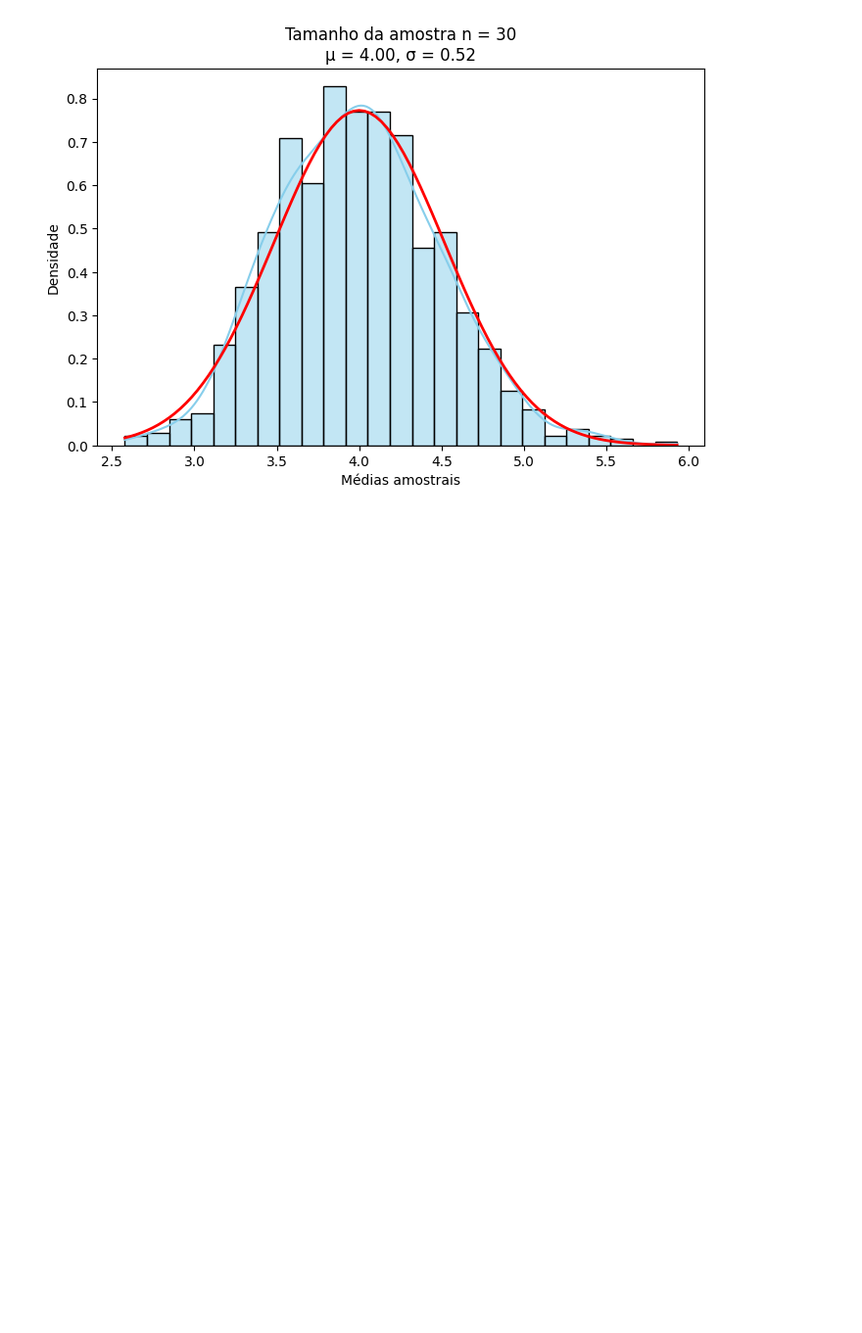
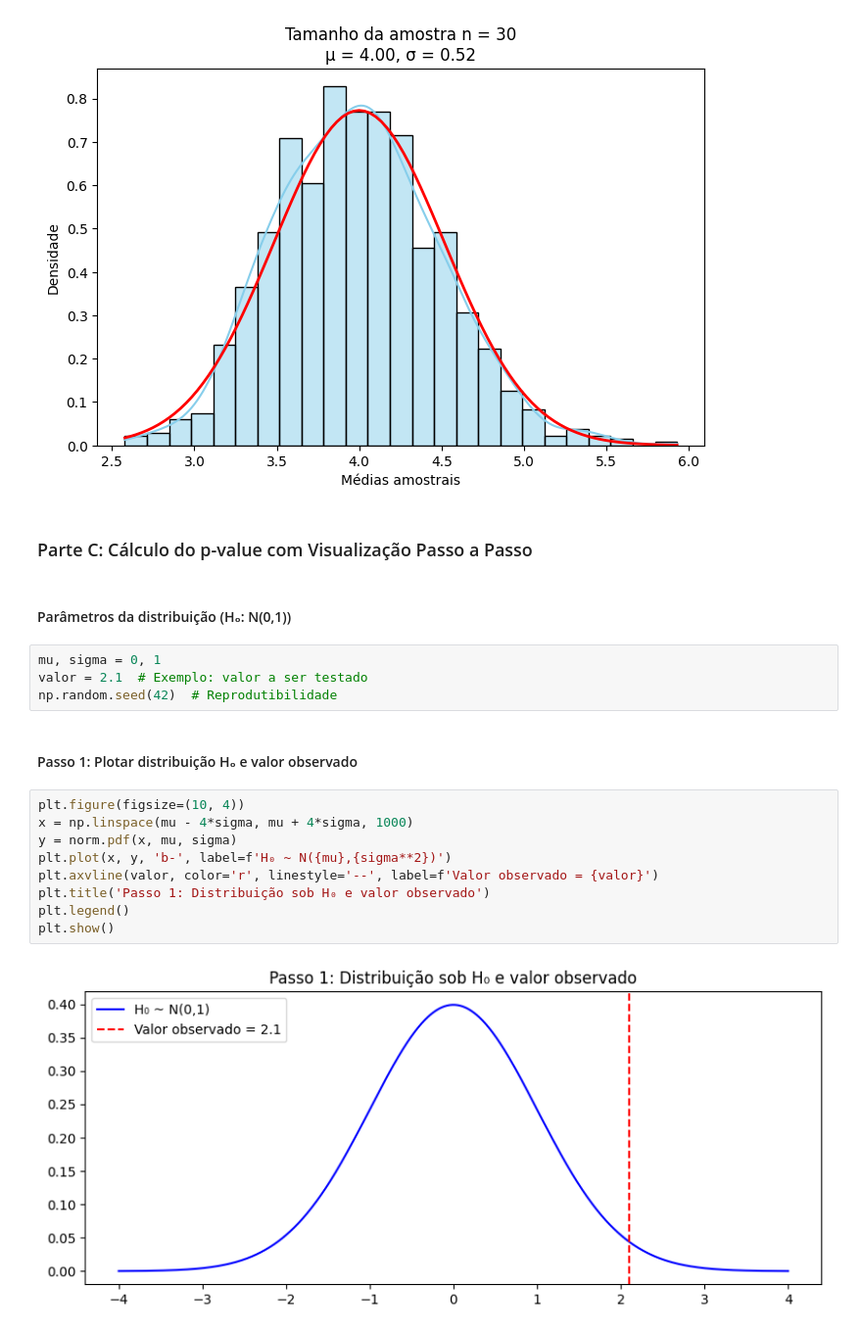
Before and after one commit to MatheuseduPinheiro/sampling-distributions-tlc-pvalue, a Jupyter notebook: index.ipynb, the cells around one changed output. Shown at 98% size. Drawn from its saved outputs; the diff is of its cells as text; blank space fills up the shorter version.

Commit message:
feat(Parte C): plot inicial da distribuição H₀ vs valor observado

```diff
--- a/index.ipynb
+++ b/index.ipynb
@@ -173,3 +173,24 @@ plt.show()
 plot_tlc_gamma(30)  # Exemplo para n=30
 # %% [output]
 [figure]
+# %% [markdown]
+### Parte C: Cálculo do p-value com Visualização Passo a Passo
+# %% [markdown]
+#### Parâmetros da distribuição (H₀: N(0,1))
+# %%
+mu, sigma = 0, 1
+valor = 2.1  # Exemplo: valor a ser testado
+np.random.seed(42)  # Reprodutibilidade
+# %% [markdown]
+#### Passo 1: Plotar distribuição H₀ e valor observado
+# %%
+plt.figure(figsize=(10, 4))
+x = np.linspace(mu - 4*sigma, mu + 4*sigma, 1000)
+y = norm.pdf(x, mu, sigma)
+plt.plot(x, y, 'b-', label=f'H₀ ~ N({mu},{sigma**2})')
+plt.axvline(valor, color='r', linestyle='--', label=f'Valor observado = {valor}')
+plt.title('Passo 1: Distribuição sob H₀ e valor observado')
+plt.legend()
+plt.show()
+# %% [output]
+[figure, added]
```
